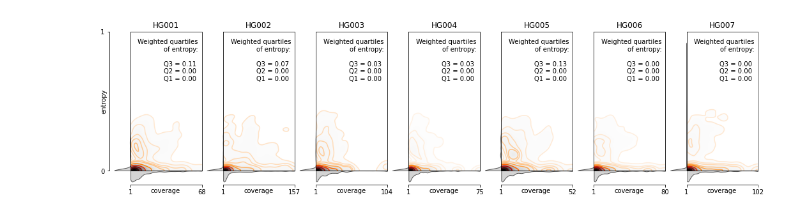
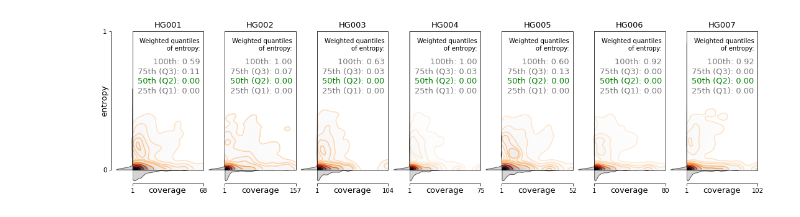
Before and after one commit to LankyCyril/edgecase, a Jupyter notebook: publications/methods-paper/jupyter/Figure-3-entropy.ipynb, the cells around one changed output. Cells and saved outputs as stored; diff of their text form; code cells hidden in the pictures.

Commit message:
Figure 3: quantiles of entropy, including 100th

```diff
--- a/publications/methods-paper/jupyter/Figure-3-entropy.ipynb
+++ b/publications/methods-paper/jupyter/Figure-3-entropy.ipynb
@@ -96,40 +96,41 @@ def plot_entropies(entropies_dict, downsample_viz=1, scale=1, cmap_2d="Greys", v
     )
     for i, (subject, entropies) in tqdm(enumerate(entropies_dict.items()), desc="Plotting", total=len(entropies_dict)):
         maxcov = entropies["coverage"].max()
         ax2d = axs[0,i*2+1]
         kde2d_kws=dict(data=entropies[::downsample_viz], x="coverage", y="entropy", cut=0, ax=ax2d)
         sns.kdeplot(**kde2d_kws, levels=50, fill=True, cmap=cmap_2d, vmin=vmin_2d)
         sns.kdeplot(**kde2d_kws, levels=10, fill=False, cmap=cmap_levels, vmin=vmin_levels)
-        ax2d.set(xlabel=None, ylabel=None, ylim=(0, 1), xticks=[], yticks=[], title=subject)
-        q25, q50, q75 = [weighted_quantile(entropies["entropy"], entropies["coverage"]-1, q) for q in (.25, .5, .75)]
-        ax2d.text(
-            x=maxcov*.95, y=.95, ha="right", va="top",
-            s=f"Weighted quartiles\nof entropy:\n\nQ3 = {q75:.2f} \nQ2 = {q50:.2f} \nQ1 = {q25:.2f} ",
-        )
+        ax2d.set(xlabel=None, ylabel=None, ylim=(0, 1), xticks=[], yticks=[])
+        ax2d.set_title(subject, fontsize=13)
+        ax2d.text(x=maxcov*.95, y=.95, ha="right", va="top", s="Weighted quantiles\nof entropy:")
+        for q, y, desc in zip([.25, .5, .75, 1], [.6, .67, .74, .81], ["25th (Q1)", "50th (Q2)", "75th (Q3)", "100th"]):
+            qval = weighted_quantile(entropies["entropy"], entropies["coverage"]-1, q)
+            color = "green" if (q == .5) else "#777"
+            ax2d.text(x=maxcov*.95, y=y, ha="right", va="top", s=f"{desc}: {qval:.2f}", color=color, fontsize=13)
         ax_e = axs[0,i*2]
         sns.kdeplot(data=entropies, y="entropy", cut=0, ax=ax_e, shade=True, color="#555")
         ax_e.set(
             xlim=(ax_e.get_xlim()[1]*1.25, 0),
             ylim=(0, 1),
             xticks=[], yticks=[], xlabel=None, ylabel=None,
         )
         for spine in "top", "bottom":
             ax_e.spines[spine].set_visible(False)
         ax_c = axs[1,i*2+1]
         sns.kdeplot(data=entropies, x="coverage", cut=0, ax=ax_c, shade=True, color="#555")
         ax_c.set(
             xlim=(1, maxcov), ylim=(ax_c.get_ylim()[1]*1.2, 0),
             xticks=[1, maxcov], xlabel=None, yticks=[], ylabel=None,
         )
-        ax_c.text(x=maxcov/2, y=ax_c.get_ylim()[0]*1.2, s="coverage", ha="center", va="top")
+        ax_c.text(x=maxcov/2, y=ax_c.get_ylim()[0]*1.22, s="coverage", ha="center", va="top", fontsize=13)
         for spine in "left", "right":
             ax_c.spines[spine].set_visible(False)
         axs[1,i*2].set(frame_on=False, xticks=[], yticks=[], xlim=(0, 1), ylim=(0, 1))
     axs[0,0].set(yticks=[0, 1])
-    axs[0,0].text(x=axs[0,0].get_xlim()[0]*1.1, y=.5, s="entropy", rotation=90, ha="right", va="center")
+    axs[0,0].text(x=axs[0,0].get_xlim()[0]*1.12, y=.5, s="entropy", rotation=90, ha="right", va="center", fontsize=13)
     return figure
 
-figure = plot_entropies(ENTROPIES_DICT, downsample_viz=20, vmin_2d=-.015, vmin_levels=-.025, scale=.8)
+figure = plot_entropies(ENTROPIES_DICT, downsample_viz=20, vmin_2d=-.015, vmin_levels=-.035, scale=.82)
 figure.savefig("Figure-3.pdf", bbox_inches="tight")
 # %% [output]
-[figure, old version]
+[figure, new version]
```
Also changed, not shown: 3 other files.
